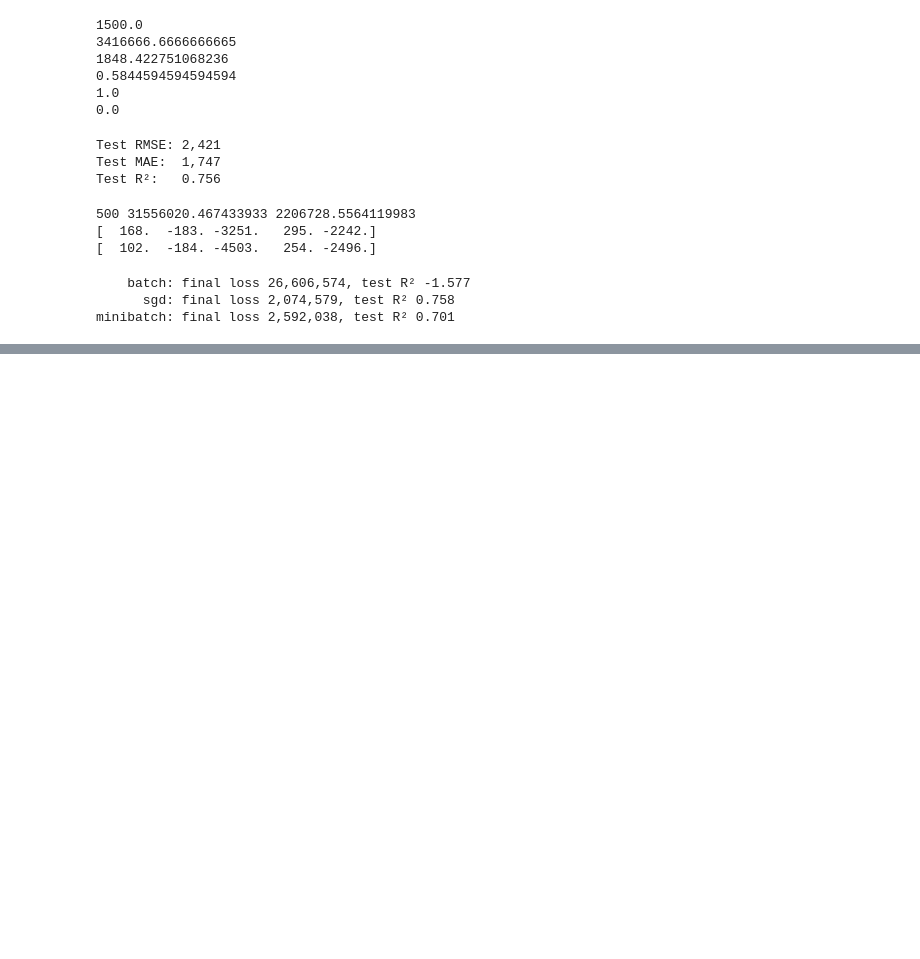
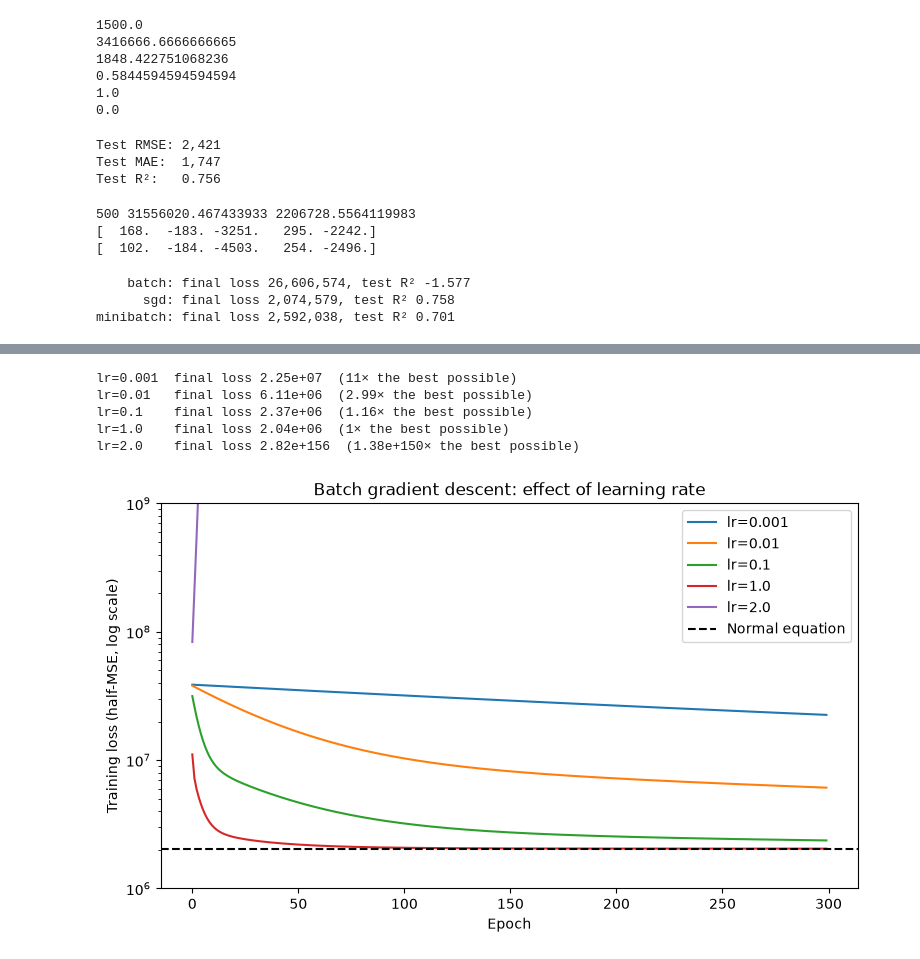
Before and after one commit to AydanEddieGonzalez/bart-ridership-regression, a Jupyter notebook: notebooks/02_experiments.ipynb, the cells around one changed output, grey strips where cells are left out. Drawn from its saved outputs; the diff is of its cells as text; code cells hidden in the pictures; blank space fills up the shorter version.

```diff
--- a/notebooks/02_experiments.ipynb
+++ b/notebooks/02_experiments.ipynb
@@ -140,0 +171,26 @@ minibatch: final loss 2,592,038, test R² 0.701
+# %%
+learning_rates = [0.001, 0.01, 0.1, 1.0, 2.0]
+
+plt.figure(figsize=(9, 5))
+for lr in learning_rates:
+    gd = LinearRegressionGD(lr=lr, epochs=300, method="batch").fit(X_train, y_train)
+    final = gd.loss_history_[-1]
+    print(f"lr={lr:<6} final loss {final:.3g}  ({final / best_loss:.3g}× the best possible)")
+    plt.plot(gd.loss_history_, label=f"lr={lr}")
+
+plt.axhline(best_loss, color="black", linestyle="--", label="Normal equation")
+plt.yscale("log")
+plt.ylim(1e6, 1e9)
+plt.xlabel("Epoch")
+plt.ylabel("Training loss (half-MSE, log scale)")
+plt.title("Batch gradient descent: effect of learning rate")
+plt.legend()
+plt.savefig("../figures/learning_rate_sweep.png", dpi=150, bbox_inches="tight")
+plt.show()
+# %% [output]
+lr=0.001  final loss 2.25e+07  (11× the best possible)
+lr=0.01   final loss 6.11e+06  (2.99× the best possible)
+lr=0.1    final loss 2.37e+06  (1.16× the best possible)
+lr=1.0    final loss 2.04e+06  (1× the best possible)
+lr=2.0    final loss 2.82e+156  (1.38e+150× the best possible)
+[figure, added]
```
Also changed, not shown: parts of 3 cells of this notebook, 2 other files.
